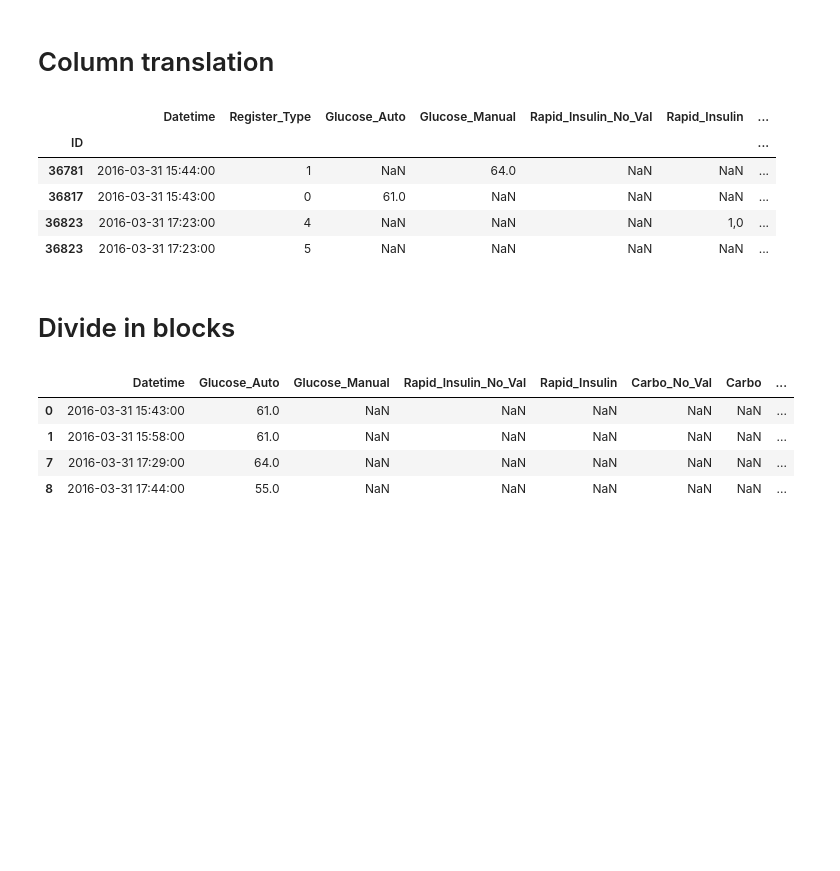
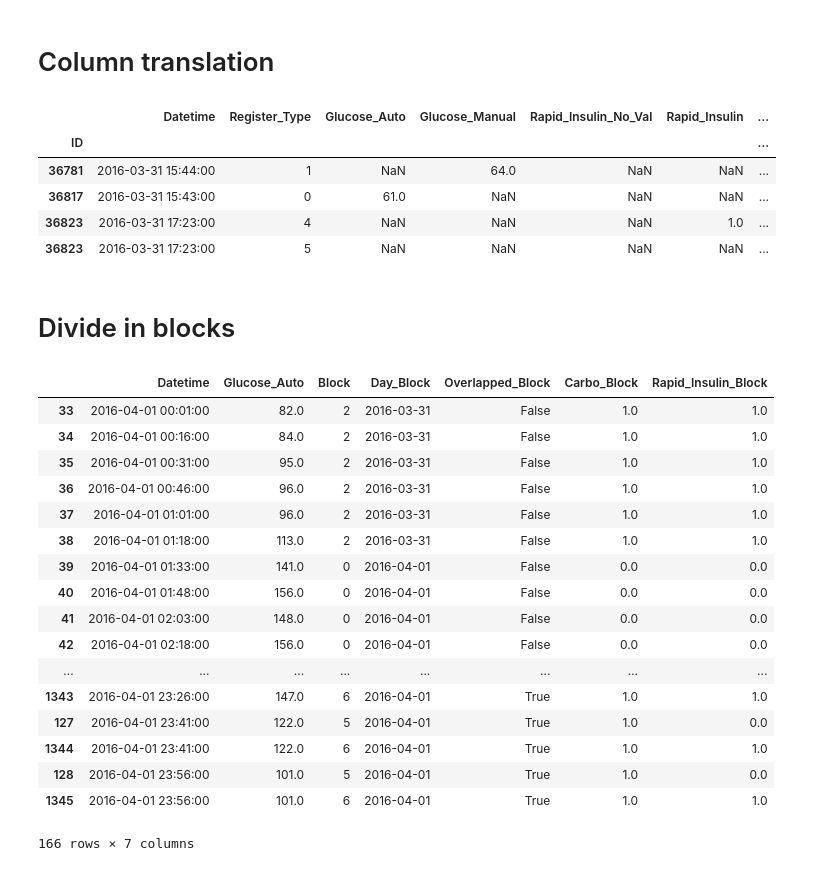
Before and after one commit to franloza/Glycemic-Patterns, a Jupyter notebook: notebooks/2.extending_dataset.ipynb, the cells around one changed output. Saved outputs shown, nothing was run; the diff lists cells and outputs as text; code cells hidden in the pictures; blank space fills up the shorter version.

Commit message:
Added carbohydrates and insuline data to blocks

```diff
--- a/notebooks/2.extending_dataset.ipynb
+++ b/notebooks/2.extending_dataset.ipynb
@@ -25,29 +25,43 @@ to_col = translator.translate_to_column
 
 # Load data
 raw_data = pd.read_csv("sample.txt", header=0, skiprows=1, delimiter="\t", index_col=0, usecols=list(range(0, 9)),
-                       parse_dates=to_lang(["Datetime"]), date_parser=lambda x: pd.to_datetime(x, format="%Y/%m/%d "
-                                                                                                         "%H:%M"))
+                       parse_dates=to_lang(["Datetime"]), decimal=",",
+                       date_parser=lambda x: pd.to_datetime(x, format="%Y/%m/%d %H:%M"))
 # Translate column names
 raw_data.columns = (to_col(raw_data.columns))
+
 raw_data.iloc[[0, 1, 7, 8]]
 # %% [output]
 |  | Datetime | Register_Type | Glucose_Auto | Glucose_Manual | Rapid_Insulin_No_Val | Rapid_Insulin | ... |
 | ID |  |  |  |  |  |  | ... |
 | 36781 | 2016-03-31 15:44:00 | 1 | NaN | 64.0 | NaN | NaN | ... |
 | 36817 | 2016-03-31 15:43:00 | 0 | 61.0 | NaN | NaN | NaN | ... |
-| 36823 | 2016-03-31 17:23:00 | 4 | NaN | NaN | NaN | 1,0 | ... |
+| 36823 | 2016-03-31 17:23:00 | 4 | NaN | NaN | NaN | 1.0 | ... |
 | 36823 | 2016-03-31 17:23:00 | 5 | NaN | NaN | NaN | NaN | ... |
 # %% [markdown]
 # Divide in blocks
 # %%
 data = define_blocks(raw_data)
-data.iloc[[0, 1, 7, 8]]
+data[data["Datetime"].dt.date == datetime.date(2016, 4, 1)]
 # %% [output]
-|  | Datetime | Glucose_Auto | Glucose_Manual | Rapid_Insulin_No_Val | Rapid_Insulin | Carbo_No_Val | Carbo | ... |
-| 0 | 2016-03-31 15:43:00 | 61.0 | NaN | NaN | NaN | NaN | NaN | ... |
-| 1 | 2016-03-31 15:58:00 | 61.0 | NaN | NaN | NaN | NaN | NaN | ... |
-| 7 | 2016-03-31 17:29:00 | 64.0 | NaN | NaN | NaN | NaN | NaN | ... |
-| 8 | 2016-03-31 17:44:00 | 55.0 | NaN | NaN | NaN | NaN | NaN | ... |
+|  | Datetime | Glucose_Auto | Block | Day_Block | Overlapped_Block | Carbo_Block | Rapid_Insulin_Block |
+| 33 | 2016-04-01 00:01:00 | 82.0 | 2 | 2016-03-31 | False | 1.0 | 1.0 |
+| 34 | 2016-04-01 00:16:00 | 84.0 | 2 | 2016-03-31 | False | 1.0 | 1.0 |
+| 35 | 2016-04-01 00:31:00 | 95.0 | 2 | 2016-03-31 | False | 1.0 | 1.0 |
+| 36 | 2016-04-01 00:46:00 | 96.0 | 2 | 2016-03-31 | False | 1.0 | 1.0 |
+| 37 | 2016-04-01 01:01:00 | 96.0 | 2 | 2016-03-31 | False | 1.0 | 1.0 |
+| 38 | 2016-04-01 01:18:00 | 113.0 | 2 | 2016-03-31 | False | 1.0 | 1.0 |
+| 39 | 2016-04-01 01:33:00 | 141.0 | 0 | 2016-04-01 | False | 0.0 | 0.0 |
+| 40 | 2016-04-01 01:48:00 | 156.0 | 0 | 2016-04-01 | False | 0.0 | 0.0 |
+| 41 | 2016-04-01 02:03:00 | 148.0 | 0 | 2016-04-01 | False | 0.0 | 0.0 |
+| 42 | 2016-04-01 02:18:00 | 156.0 | 0 | 2016-04-01 | False | 0.0 | 0.0 |
+| ... | ... | ... | ... | ... | ... | ... | ... |
+| 1343 | 2016-04-01 23:26:00 | 147.0 | 6 | 2016-04-01 | True | 1.0 | 1.0 |
+| 127 | 2016-04-01 23:41:00 | 122.0 | 5 | 2016-04-01 | True | 1.0 | 0.0 |
+| 1344 | 2016-04-01 23:41:00 | 122.0 | 6 | 2016-04-01 | True | 1.0 | 1.0 |
+| 128 | 2016-04-01 23:56:00 | 101.0 | 5 | 2016-04-01 | True | 1.0 | 0.0 |
+| 1345 | 2016-04-01 23:56:00 | 101.0 | 6 | 2016-04-01 | True | 1.0 | 1.0 |
+166 rows × 7 columns
 # %%
 plot_blocks(data, datetime.date(2016, 4, 1), translator)
 # %% [output]
```
Also changed, not shown: parts of 1 cell of this notebook, 3 other files.
